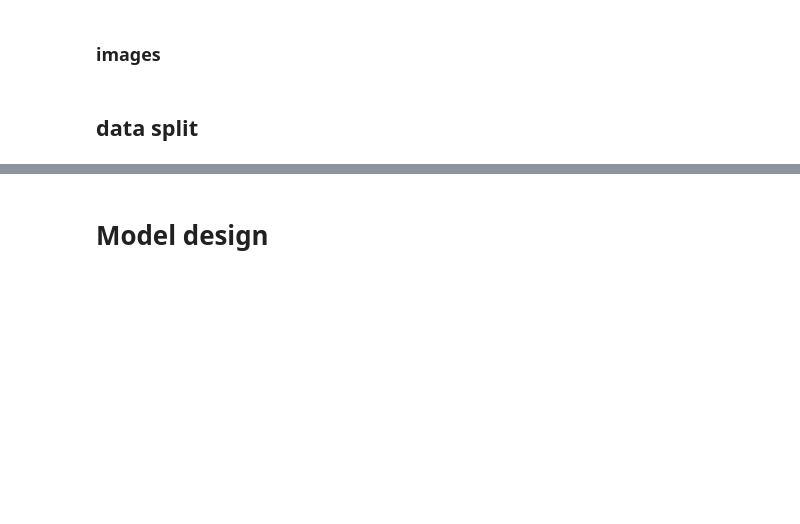
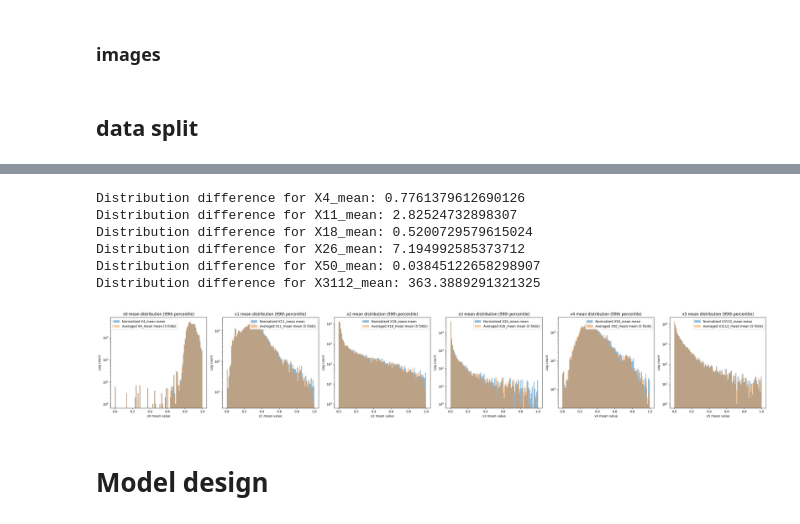
Before and after one commit to KaiErikNiermann/vu-ml-project, a Jupyter notebook: src/testing.ipynb, the cells around one changed output, grey strips where cells are left out. Saved outputs shown, nothing was run; the diff lists cells and outputs as text; code cells hidden in the pictures; blank space fills up the shorter version.

```diff
--- a/src/testing.ipynb
+++ b/src/testing.ipynb
@@ -376,0 +461,11 @@ plt.show()
+# %%
+import pprint
+print(list(avg_hist.values())[0][1].shape)
+x4 = list(avg_hist.values())[0][1]
+# print nan in x4
+series_list = list(avg_hist.values())
+
+series_list = list(map(lambda x: pd.DataFrame(x).sum(axis=0) / 5, series_list))
+
+for i in range(6):
+    print(series_list[i].isna().sum())
@@ -377,3 +480,36 @@ plt.show()
+# %%
+mean_traits = df.iloc[:, 164:170]
+
+fig, ax = plt.subplots(1, 6, figsize=(30, 5))
+
+for i, (x_mean_col, avrg_mean) in enumerate(zip(mean_traits.columns, series_list)):
+    x_mean = mean_traits[x_mean_col]
+    x_mean = x_mean[x_mean.between(x_mean.quantile(0), x_mean.quantile(0.99))]
+    x_mean = (x_mean - x_mean.min()) / (x_mean.max() - x_mean.min())
+
+    avrg_mean = avrg_mean[:54934]
+
+    # TODO - maybe use something better than wasserstein distance to eval the distributions
+    print(f"Distribution difference for {config.class_names[i]}: {wasserstein_distance(x_mean, avrg_mean)}")
+
+    avrg_mean = (avrg_mean - avrg_mean.min()) / (avrg_mean.max() - avrg_mean.min())
+    ax[i].hist(x_mean, bins=100, log=True, alpha=0.5, label=f"Normalized {config.class_names[i]} mean")
+    ax[i].hist(avrg_mean, bins=100, log=True, alpha=0.4, label=f"Averaged {config.class_names[i]} mean (5 folds)")
+    ax[i].set_title(f"x{i} mean distribution (99th percentile)")
+    ax[i].set_xlabel(f"x{i} mean value")
+    ax[i].set_ylabel("Log count")
+    ax[i].legend()
+
+fig.tight_layout()
+plt.show()
+# %% [output]
+Distribution difference for X4_mean: 0.7761379612690126
+Distribution difference for X11_mean: 2.82524732898307
+Distribution difference for X18_mean: 0.5200729579615024
+Distribution difference for X26_mean: 7.194992585373712
+Distribution difference for X50_mean: 0.03845122658298907
+Distribution difference for X3112_mean: 363.3889291321325
+[figure, added]
 # %% [markdown]
 # Model design
 # %% [markdown]
```
Also changed, not shown: parts of 11 cells of this notebook, 1 other file.
